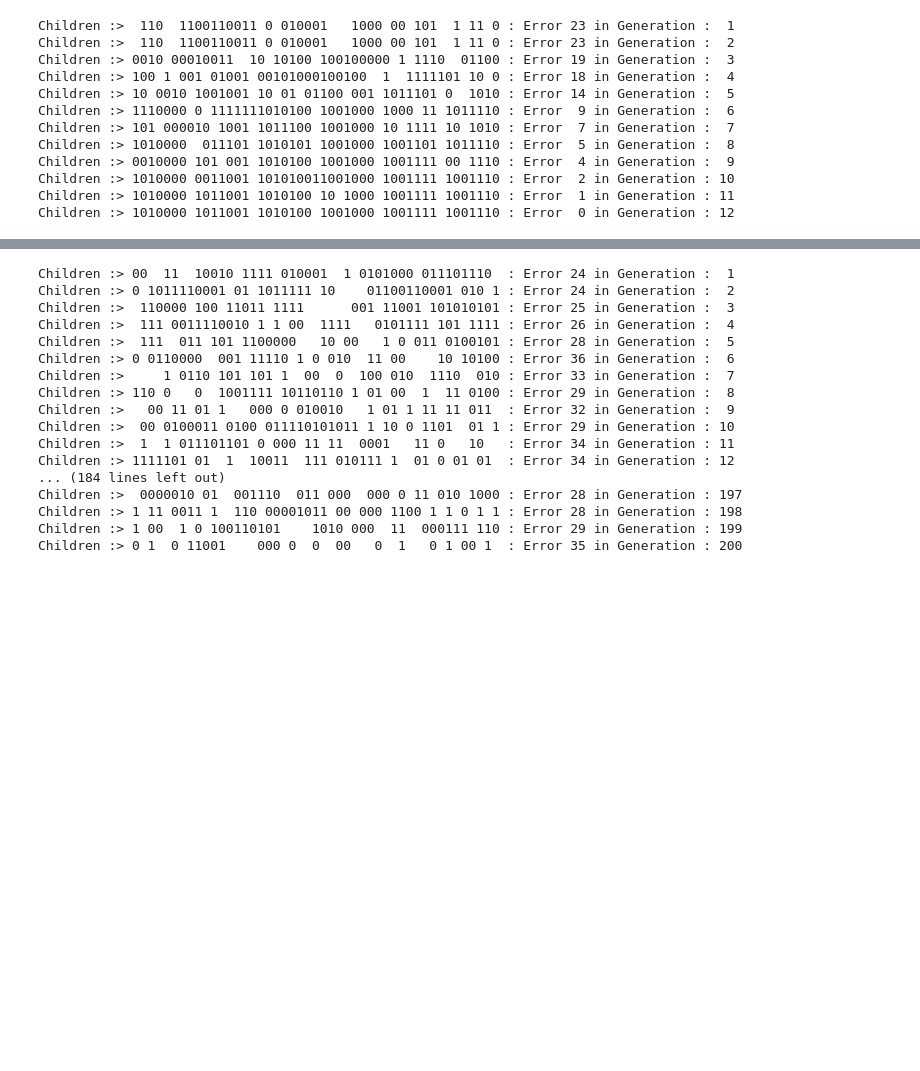
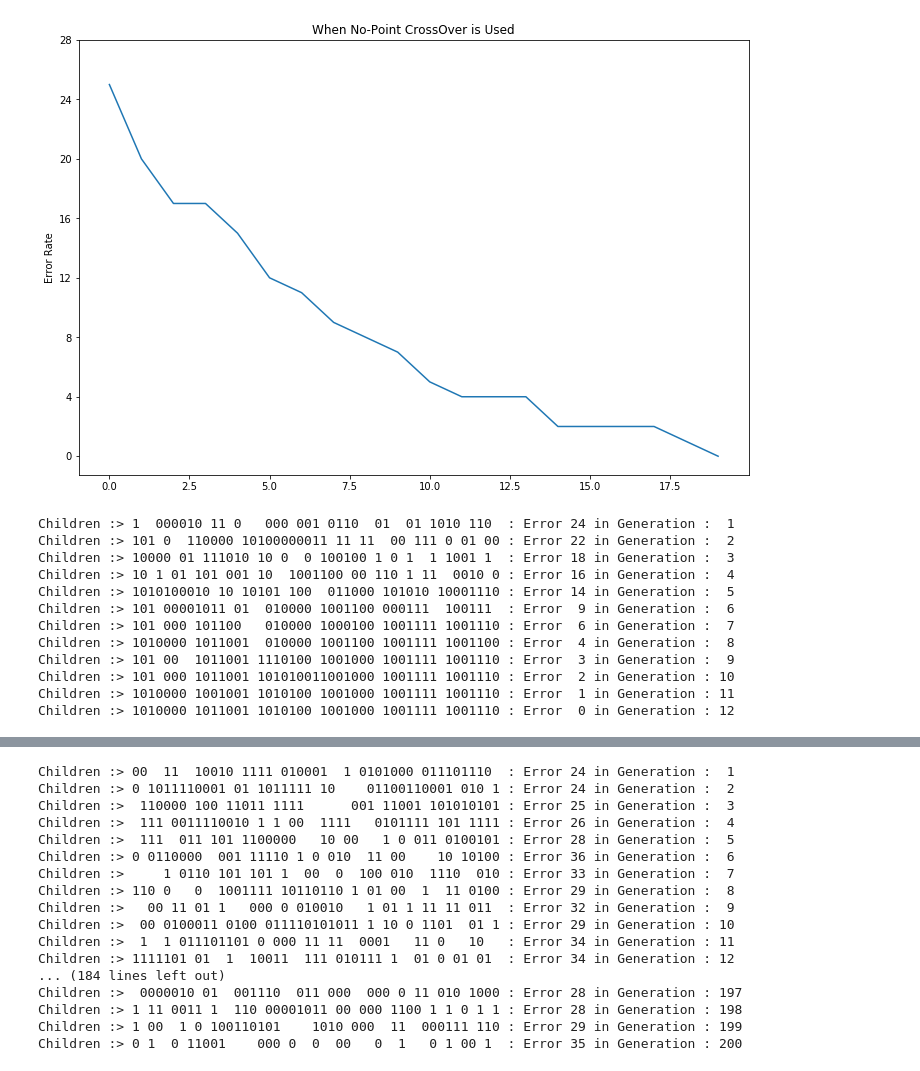
Before and after one commit to plusminuschirag/Python-Advanced-Concepts, a Jupyter notebook: Advanced Optimizations/Population Methods/Genetic Algorithms/Genetic-Conceptual-Binary.ipynb, the cells around one changed output, grey strips where cells are left out. Saved outputs shown, nothing was run; the diff lists cells and outputs as text; code cells hidden in the pictures; blank space fills up the shorter version.

```diff
--- a/Advanced Optimizations/Population Methods/Genetic Algorithms/Genetic-Conceptual-Binary.ipynb
+++ b/Advanced Optimizations/Population Methods/Genetic Algorithms/Genetic-Conceptual-Binary.ipynb
@@ -80,7 +87,7 @@ population = []
 for t in range(TOTAL_POP):
     individual = chromosome()
     population.append(individual)
-
+error_rate = []
 population = DNA_mismatch(population)
 population = sorted(population,key=lambda x:x[1])
 
@@ -89,7 +96,7 @@ Found = False
 
 while not Found or generation == 200:
     print("Children :> {} : Error {:2} in Generation : {:2}".format("".join(population[0][0]),population[0][1],generation))
-    test = population
+    error_rate.append(population[0][1])
     if population[0][1] <= 0:
         Found = True
     ellitism = int(0.1*TOTAL_POP)
@@ -98,7 +105,7 @@ while not Found or generation == 200:
     for _ in range(offsprings):
         p1,p2 = random.randint(0,50),random.randint(0,50)
         for i in range(2):
-            child = CrossOver(population[p1][0],population[p2][0])
+            child = CrossOverWithMutation(population[p1][0],population[p2][0])
             new_generation.append(child)
     population = new_generation
     population = DNA_mismatch(population)
@@ -119,3 +135,13 @@ Children :> 1010000 1011001 1010100 1001000 1001111 1001110 : Error  0 in Genera
+# %%
+generation = [x for x in range(len(error_rate))]
+plt.figure(figsize=(12,8))
+plt.title("When No-Point CrossOver is Used")
+plt.ylabel("Error Rate")
+plt.plot(generation,error_rate)
+plt.yticks(np.arange(0,30,4))
+plt.show()
+# %% [output]
+[figure, added]
 # %%
 population = []
 for t in range(TOTAL_POP):
@@ -124,13 +150,13 @@ for t in range(TOTAL_POP):
 
 population = DNA_mismatch(population)
 population = sorted(population,key=lambda x:x[1])
-
+error_rate = []
 generation = 1
 Found = False
 
 while not Found and generation <=200:
     print("Children :> {} : Error {:2} in Generation : {:2}".format("".join(population[0][0]),population[0][1],generation))
-    test = population
+    error_rate.append(population[0][1])
     if population[0][1] <= 0:
         Found = True
     ellitism = int(0.1*TOTAL_POP)
@@ -146,15 +172,15 @@ while not Found and generation <=200:
     population = sorted(population,key=lambda x:x[1])
     generation +=1
 # %% [output]
-Children :>  110  1100110011 0 010001   1000 00 101  1 11 0 : Error 23 in Generation :  1
-Children :>  110  1100110011 0 010001   1000 00 101  1 11 0 : Error 23 in Generation :  2
-Children :> 0010 00010011  10 10100 100100000 1 1110  01100 : Error 19 in Generation :  3
-Children :> 100 1 001 01001 00101000100100  1  1111101 10 0 : Error 18 in Generation :  4
-Children :> 10 0010 1001001 10 01 01100 001 1011101 0  1010 : Error 14 in Generation :  5
-Children :> 1110000 0 1111111010100 1001000 1000 11 1011110 : Error  9 in Generation :  6
-Children :> 101 000010 1001 1011100 1001000 10 1111 10 1010 : Error  7 in Generation :  7
-Children :> 1010000  011101 1010101 1001000 1001101 1011110 : Error  5 in Generation :  8
-Children :> 0010000 101 001 1010100 1001000 1001111 00 1110 : Error  4 in Generation :  9
-Children :> 1010000 0011001 101010011001000 1001111 1001110 : Error  2 in Generation : 10
-Children :> 1010000 1011001 1010100 10 1000 1001111 1001110 : Error  1 in Generation : 11
+Children :> 1  000010 11 0   000 001 0110  01  01 1010 110  : Error 24 in Generation :  1
+Children :> 101 0  110000 10100000011 11 11  00 111 0 01 00 : Error 22 in Generation :  2
+Children :> 10000 01 111010 10 0  0 100100 1 0 1  1 1001 1  : Error 18 in Generation :  3
+Children :> 10 1 01 101 001 10  1001100 00 110 1 11  0010 0 : Error 16 in Generation :  4
+Children :> 1010100010 10 10101 100  011000 101010 10001110 : Error 14 in Generation :  5
+Children :> 101 00001011 01  010000 1001100 000111  100111  : Error  9 in Generation :  6
+Children :> 101 000 101100   010000 1000100 1001111 1001110 : Error  6 in Generation :  7
+Children :> 1010000 1011001  010000 1001100 1001111 1001100 : Error  4 in Generation :  8
+Children :> 101 00  1011001 1110100 1001000 1001111 1001110 : Error  3 in Generation :  9
+Children :> 101 000 1011001 101010011001000 1001111 1001110 : Error  2 in Generation : 10
+Children :> 1010000 1001001 1010100 1001000 1001111 1001110 : Error  1 in Generation : 11
 Children :> 1010000 1011001 1010100 1001000 1001111 1001110 : Error  0 in Generation : 12
```
Also changed, not shown: parts of 10 cells of this notebook.
